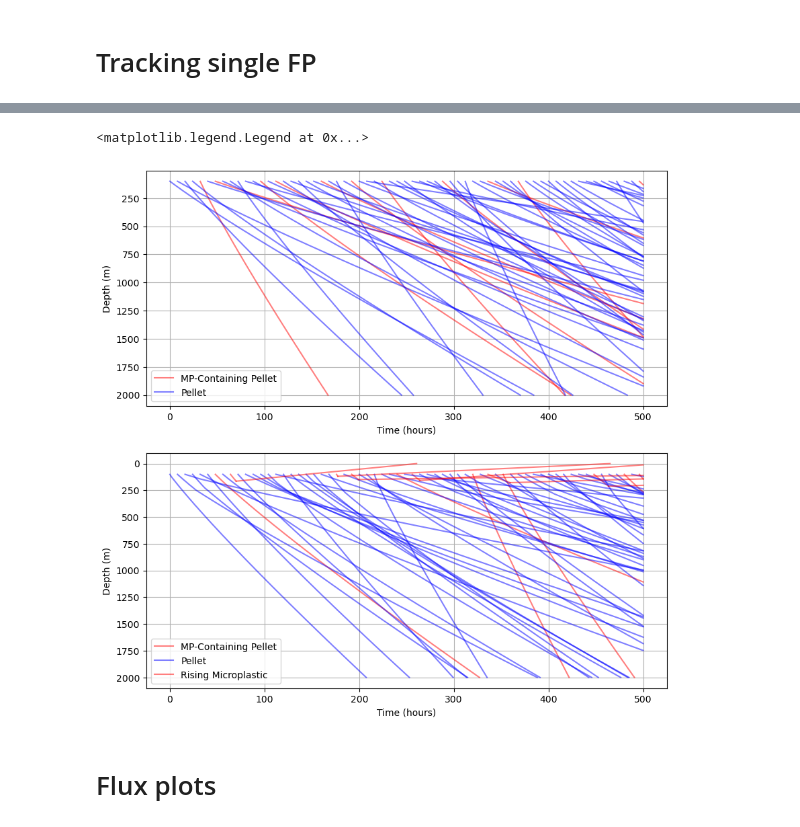
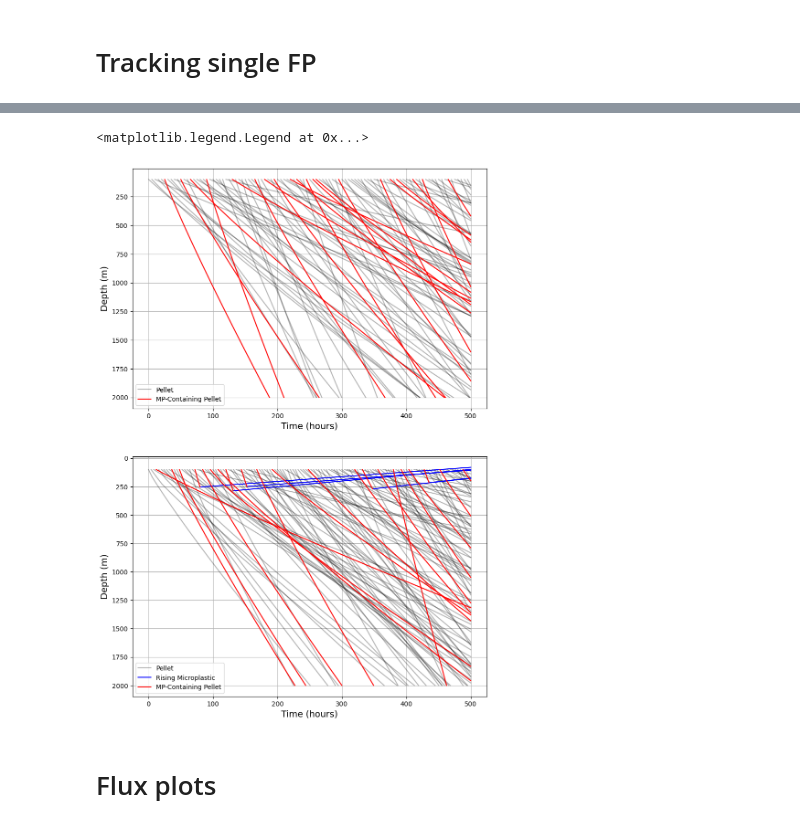
Before and after one commit to bethcandish/Antarctic_Krill, a Jupyter notebook: model_plots.ipynb, the cells around one changed output, grey strips where cells are left out. Drawn from its saved outputs; the diff is of its cells as text; code cells hidden in the pictures.

```diff
--- a/model_plots.ipynb
+++ b/model_plots.ipynb
@@ -404,7 +404,7 @@ rho_data_path = 'rho_data.csv'
 rho_data = pd.read_csv(rho_data_path)
 
 # Get krill lengths
-krill_lengths = assign_krill_length(20)
+krill_lengths = assign_krill_length(1000)
 
 # Calculate proportion of krill_length > 10
 num_krill_above_10 = np.count_nonzero(krill_lengths > 10)
@@ -437,9 +437,9 @@ def simulate_krill(krill_length, krill_length_proportion, krill_length_proportio
 
     # Make pellet width slightly dependent on krill length
     if krill_length > 18e-6:
-        D = generate_random(183, 178, 200, 600, size=int(num_pellets * krill_length_proportion)) * 1e-6
+        D = generate_random(183, 178, 450, 600, size=int(num_pellets * krill_length_proportion)) * 1e-6
     else:
-        D = generate_random(183, 178, 80, 400, size=int(num_pellets * krill_length_proportion_bel)) * 1e-6
+        D = generate_random(183, 178, 80, 100, size=int(num_pellets * krill_length_proportion_bel)) * 1e-6
 
     break_depths = np.random.uniform(100, 300, size=num_pellets)
     break_chances = np.random.rand(num_pellets) < 0.63
@@ -2013,7 +2073,7 @@ time = np.linspace(0, 500, 10000)
 b = -0.32
 mu = 0.001
 rho = 1025
-gut_passage_time = 8
+gut_passage_time = 5
 mp_conc = 1909.65
 rho_p = 960
 
@@ -2166,7 +2226,7 @@ time = np.linspace(0, 500, 10000)
 b = -0.32
 mu = 0.001
 rho = 1025
-gut_passage_time = 8
+gut_passage_time = 4
 mass_loss_threshold = 0.4
 mp_conc = 1909.65
 rho_p = 960
@@ -2317,40 +2377,42 @@ df_non_mp_break = pd.DataFrame(non_mp_depth_over_time, columns=['Pellet ID','Tim
 # %%
 # Plot results
 
-fig, ax = plt.subplots(2,1, figsize=(10, 10))
+fig, ax = plt.subplots(2,1, figsize=(10, 15))
+
+for pid, group in df_non_mp.groupby('Pellet ID'):
+    ax[0].plot(group['Time (hours)'], group['Depth (m)'], alpha=0.3, c='black', label='Pellet' if pid == df_non_mp['Pellet ID'].unique()[0] else "")
 
 for pid, group in df_fp.groupby('Pellet ID'):
-    ax[0].plot(group['Time (hours)'], group['Depth (m)'], alpha=0.5, c='red', label='MP-Containing Pellet' if pid == df_fp['Pellet ID'].unique()[0] else "")
+    ax[0].plot(group['Time (hours)'], group['Depth (m)'], alpha=1, c='red', label='MP-Containing Pellet' if pid == df_fp['Pellet ID'].unique()[0] else "")
 
-for pid, group in df_non_mp.groupby('Pellet ID'):
-    ax[0].plot(group['Time (hours)'], group['Depth (m)'], alpha=0.5, c='blue', label='Pellet' if pid == df_non_mp['Pellet ID'].unique()[0] else "")
+
 
 ax[0].invert_yaxis()  # Depth increases downward
-ax[0].set_xlabel('Time (hours)')
-ax[0].set_ylabel('Depth (m)')
+ax[0].set_xlabel('Time (hours)', fontsize= 14)
+ax[0].set_ylabel('Depth (m)', fontsize= 14)
 #ax[0].set_xlim(0, 300)
 ax[0].grid()
 ax[0].legend()
 
-for pid, group in df_fp_break.groupby('Pellet ID'):
-    ax[1].plot(group['Time (hours)'], group['Depth (m)'], alpha=0.5, c='red', label='MP-Containing Pellet' if pid == df_fp_break['Pellet ID'].unique()[0] else "")
 
 for pid, group in df_non_mp_break.groupby('Pellet ID'):
-    ax[1].plot(group['Time (hours)'], group['Depth (m)'], alpha=0.5, c='blue', label='Pellet' if pid == df_non_mp_break['Pellet ID'].unique()[0] else "")
+    ax[1].plot(group['Time (hours)'], group['Depth (m)'], alpha=0.3, c='black', label='Pellet' if pid == df_non_mp_break['Pellet ID'].unique()[0] else "")
 
 for pid, group in df_rising_break.groupby('MP ID'):
-    ax[1].plot(group['Time (hours)'], group['Depth (m)'], alpha=0.5, c='red', label='Rising Microplastic' if pid == df_rising_break['MP ID'].unique()[0] else "")
+    ax[1].plot(group['Time (hours)'], group['Depth (m)'], alpha=1,zorder = 3, c='blue', label='Rising Microplastic' if pid == df_rising_break['MP ID'].unique()[0] else "")
 
+for pid, group in df_fp_break.groupby('Pellet ID'):
+    ax[1].plot(group['Time (hours)'], group['Depth (m)'], alpha=1, zorder = 3, c='red', label='MP-Containing Pellet' if pid == df_fp_break['Pellet ID'].unique()[0] else "")
 
 ax[1].invert_yaxis()  # Depth increases downward
-ax[1].set_xlabel('Time (hours)')
-ax[1].set_ylabel('Depth (m)')
-#ax[1].set_xlim(0, 300)
+ax[1].set_xlabel('Time (hours)', fontsize= 14)
+ax[1].set_ylabel('Depth (m)', fontsize= 14)
+ax[1].set_xlim(0, 300)
 ax[1].grid()
 ax[1].legend()
 # %% [output]
 <matplotlib.legend.Legend at 0x...>
-[figure, old version]
+[figure, new version]
 # %% [markdown]
 # Flux plots
 # %%
```
Also changed, not shown: parts of 8 cells of this notebook, 2 other files.
